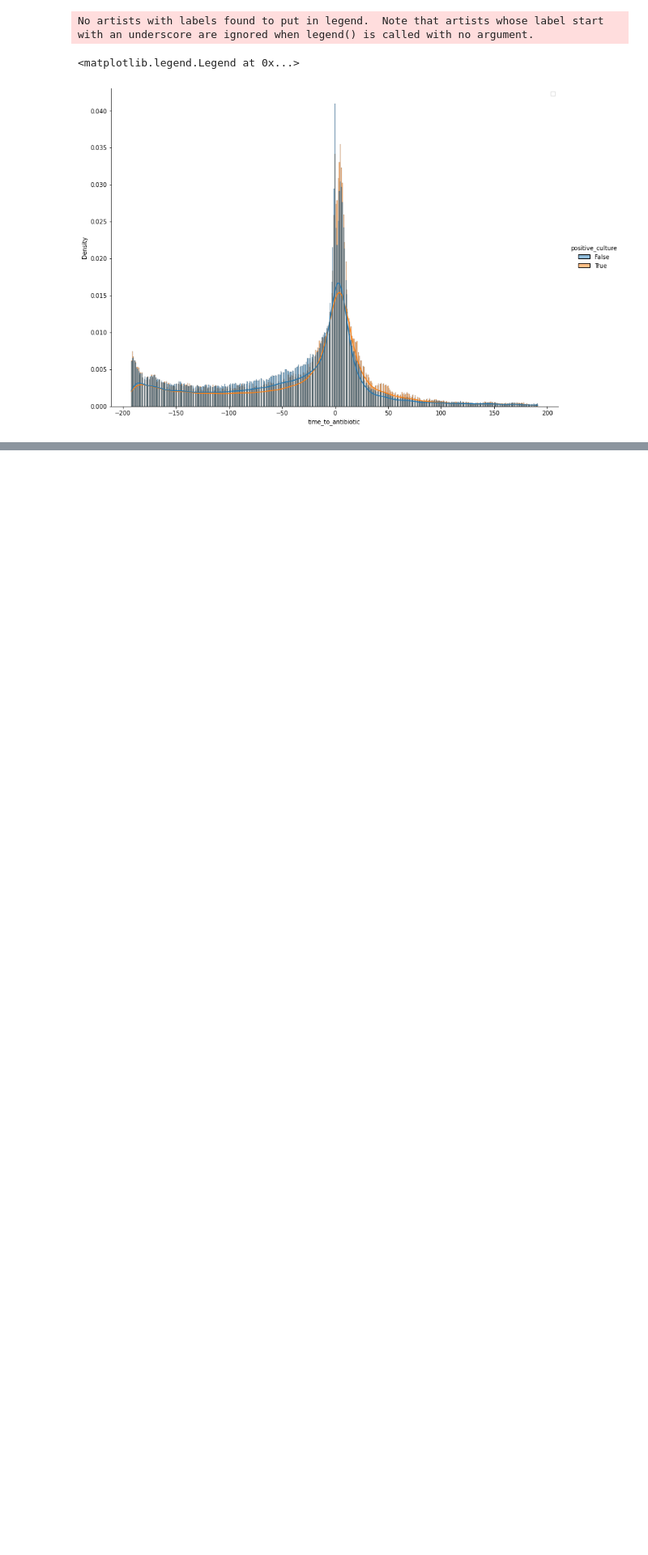
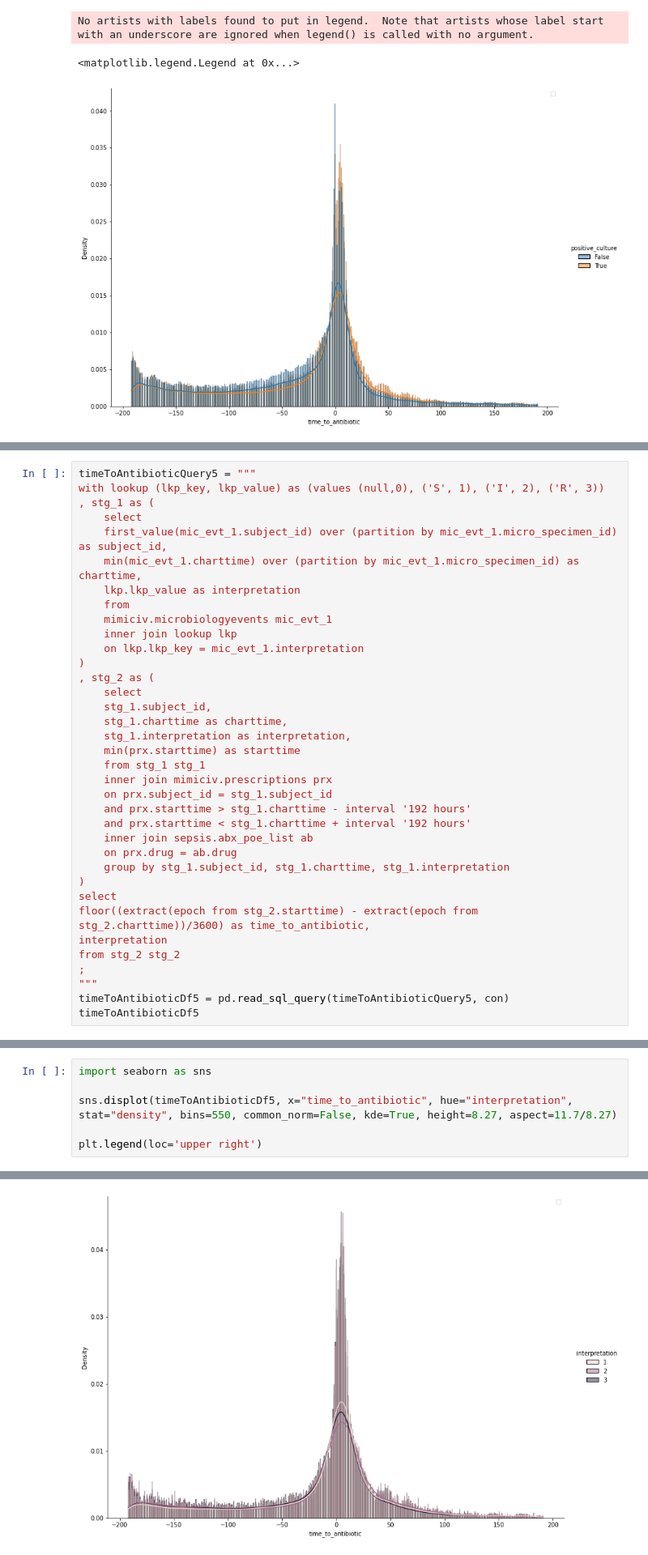
Before and after one commit to ryashpal/ML, a Jupyter notebook: mortality/explore_microbiology_cultures.ipynb, the cells around one changed output, grey strips where cells are left out. Shown: that part at 81% size. Saved outputs shown, nothing was run; the diff lists cells and outputs as text; blank space fills up the shorter version.

```diff
--- a/mortality/explore_microbiology_cultures.ipynb
+++ b/mortality/explore_microbiology_cultures.ipynb
@@ -871,0 +879,36 @@ Text(0, 0.5, 'Proportion')
+# %%
+timeToAntibioticQuery5 = """
+with lookup (lkp_key, lkp_value) as (values (null,0), ('S', 1), ('I', 2), ('R', 3))
+, stg_1 as (
+	select
+	first_value(mic_evt_1.subject_id) over (partition by mic_evt_1.micro_specimen_id) as subject_id,
+	min(mic_evt_1.charttime) over (partition by mic_evt_1.micro_specimen_id) as charttime,
+	lkp.lkp_value as interpretation
+	from
+	mimiciv.microbiologyevents mic_evt_1
+	inner join lookup lkp
+	on lkp.lkp_key = mic_evt_1.interpretation
+)
+, stg_2 as (
+	select
+	stg_1.subject_id,
+	stg_1.charttime as charttime,
+	stg_1.interpretation as interpretation,
+	min(prx.starttime) as starttime
+	from stg_1 stg_1
+	inner join mimiciv.prescriptions prx
+	on prx.subject_id = stg_1.subject_id
+	and prx.starttime > stg_1.charttime - interval '192 hours'
+	and prx.starttime < stg_1.charttime + interval '192 hours'
+    inner join sepsis.abx_poe_list ab
+    on prx.drug = ab.drug
+	group by stg_1.subject_id, stg_1.charttime, stg_1.interpretation
+)
+select
+floor((extract(epoch from stg_2.starttime) - extract(epoch from stg_2.charttime))/3600) as time_to_antibiotic,
+interpretation
+from stg_2 stg_2
+;
+"""
+timeToAntibioticDf5 = pd.read_sql_query(timeToAntibioticQuery5, con)
+timeToAntibioticDf5
@@ -871,0 +929,7 @@ Text(0, 0.5, 'Proportion')
+# %%
+import seaborn as sns
+
+sns.displot(timeToAntibioticDf5, x="time_to_antibiotic", hue="interpretation", stat="density", bins=550, common_norm=False, kde=True, height=8.27, aspect=11.7/8.27)
+
+plt.legend(loc='upper right')
+# %% [output]
@@ -871,0 +938 @@ Text(0, 0.5, 'Proportion')
+[figure, added]
```
Also changed, not shown: parts of 17 cells of this notebook.
